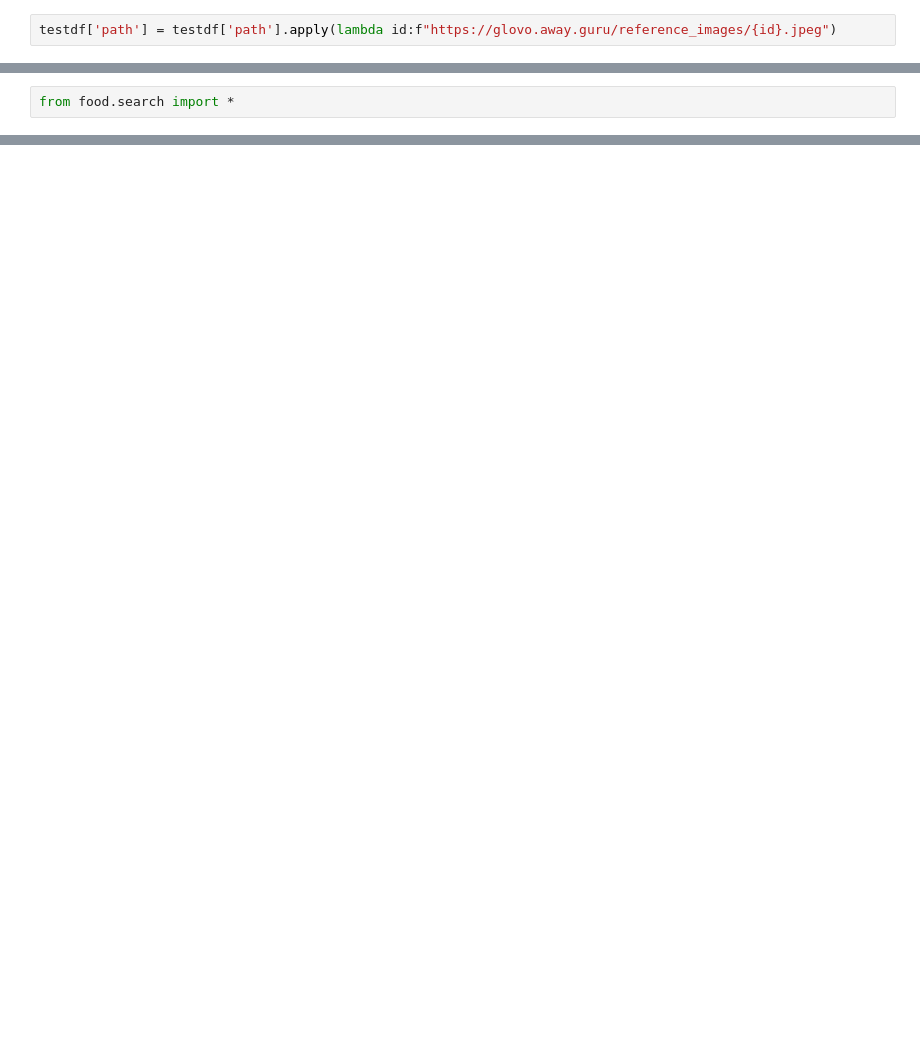
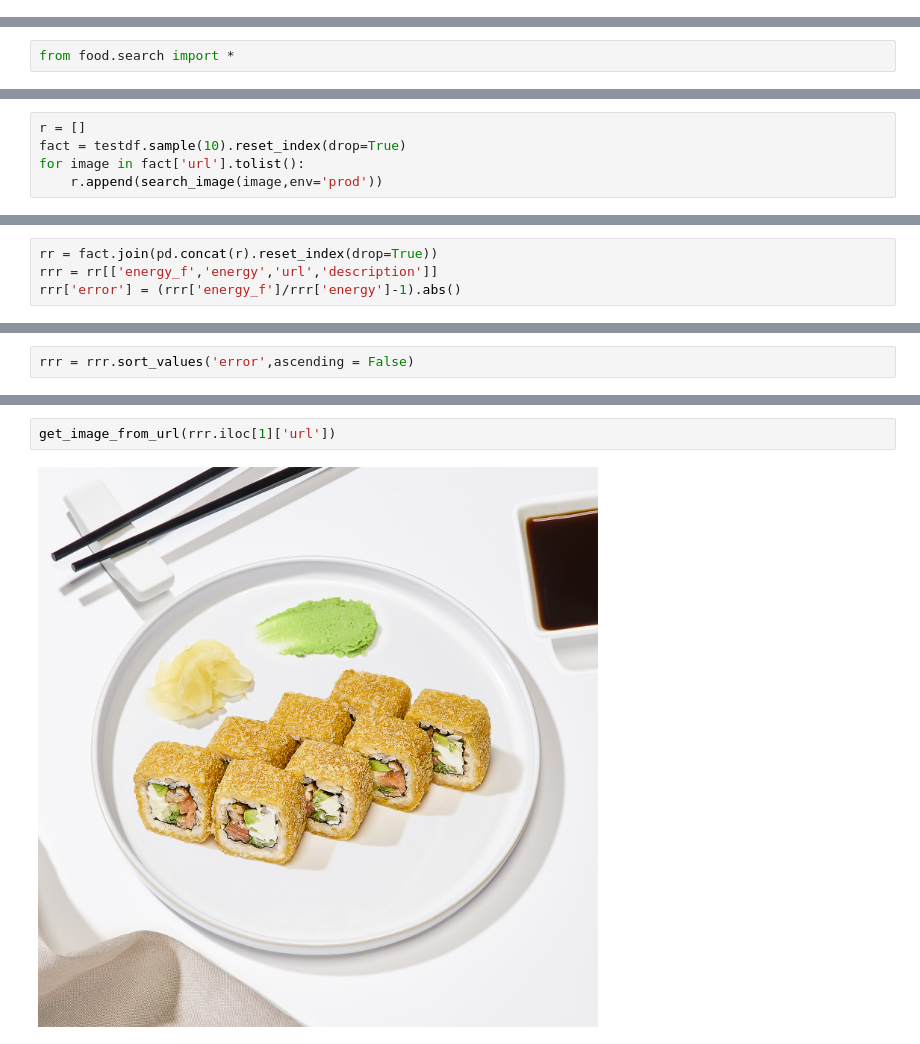
Before and after one commit to DmitriyG228/food, a Jupyter notebook: testset_exploration.ipynb, the cells around one changed output, grey strips where cells are left out. Cells and saved outputs as stored; diff of their text form; blank space fills up the shorter version.

```diff
--- a/testset_exploration.ipynb
+++ b/testset_exploration.ipynb
@@ -64,2 +20,0 @@ SyntaxError: invalid syntax (552816793.py, line 1)
-# %%
-testdf['path'] = testdf['path'].apply(lambda id:f"https://glovo.away.guru/reference_images/{id}.jpeg")
@@ -81,0 +23,5 @@ search_image?
+# %%
+r = []
+fact = testdf.sample(10).reset_index(drop=True)
+for image in fact['url'].tolist():
+    r.append(search_image(image,env='prod'))
@@ -81,0 +51,4 @@ search_image?
+# %%
+rr = fact.join(pd.concat(r).reset_index(drop=True))
+rrr = rr[['energy_f','energy','url','description']]
+rrr['error'] = (rrr['energy_f']/rrr['energy']-1).abs()
@@ -81,0 +61,2 @@ search_image?
+# %%
+rrr = rrr.sort_values('error',ascending = False)
@@ -81,0 +77,4 @@ search_image?
+# %%
+get_image_from_url(rrr.iloc[1]['url'])
+# %% [output]
+[figure, added]
```
Also changed, not shown: parts of 21 cells of this notebook, 2 other files.
